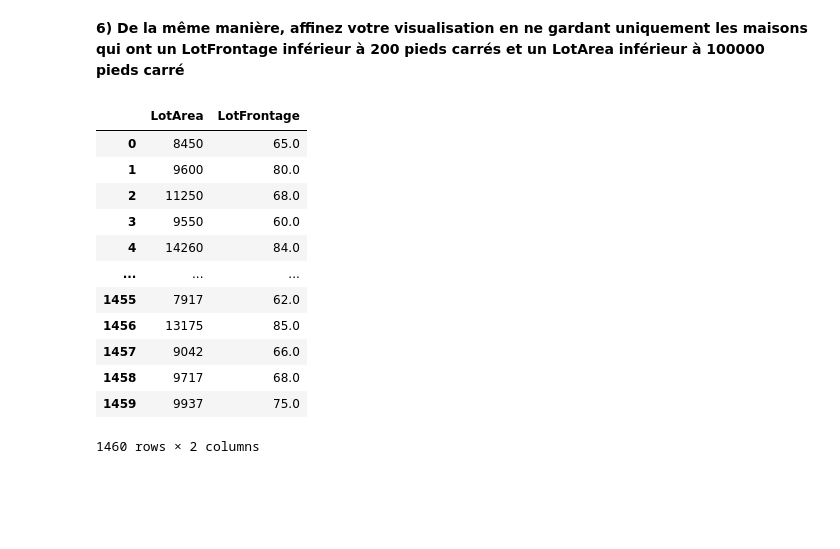
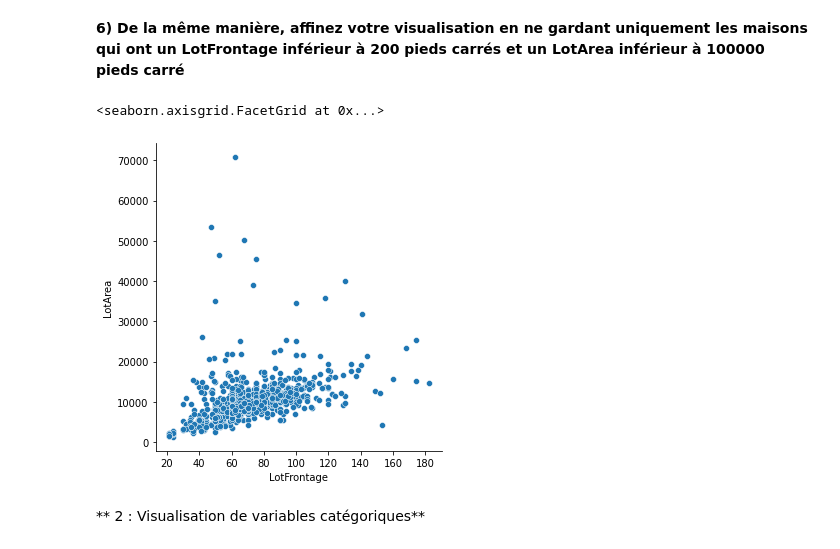
Before and after one commit to LamaElkhouk/pythonh3hitema, a Jupyter notebook: introduction_analyse_données.ipynb, the cells around one changed output. Saved outputs shown, nothing was run; the diff lists cells and outputs as text; code cells hidden in the pictures; blank space fills up the shorter version.

```diff
--- a/introduction_analyse_données.ipynb
+++ b/introduction_analyse_données.ipynb
@@ -176,20 +168,15 @@ sb.relplot(
 # %% [markdown]
 **6) De la même manière, affinez votre visualisation en ne gardant uniquement les maisons qui ont un LotFrontage inférieur à 200 pieds carrés et un LotArea inférieur à 100000 pieds carré**
 # %%
-house_pricing[(house_pricing.LotArea <  100000 ) & (house_pricing.LotFrontage < 200)]
+B=house_pricing[(house_pricing.LotArea <  100000 ) & (house_pricing.LotFrontage < 200)]
 
 house_pricing.loc[:,['LotArea','LotFrontage']]
+
+sb.relplot(
+    x=B.LotFrontage, y=B.LotArea
+)
 # %% [output]
-|  | LotArea | LotFrontage |
-| 0 | 8450 | 65.0 |
-| 1 | 9600 | 80.0 |
-| 2 | 11250 | 68.0 |
-| 3 | 9550 | 60.0 |
-| 4 | 14260 | 84.0 |
-| ... | ... | ... |
-| 1455 | 7917 | 62.0 |
-| 1456 | 13175 | 85.0 |
-| 1457 | 9042 | 66.0 |
-| 1458 | 9717 | 68.0 |
-| 1459 | 9937 | 75.0 |
-1460 rows × 2 columns
+<seaborn.axisgrid.FacetGrid at 0x...>
+[figure, added]
+# %% [markdown]
+** 2 : Visualisation de variables catégoriques**
```
Also changed, not shown: parts of 1 cell of this notebook.
